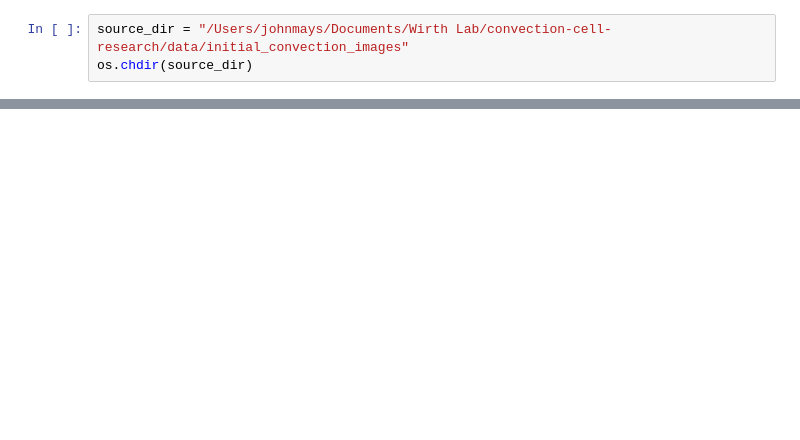
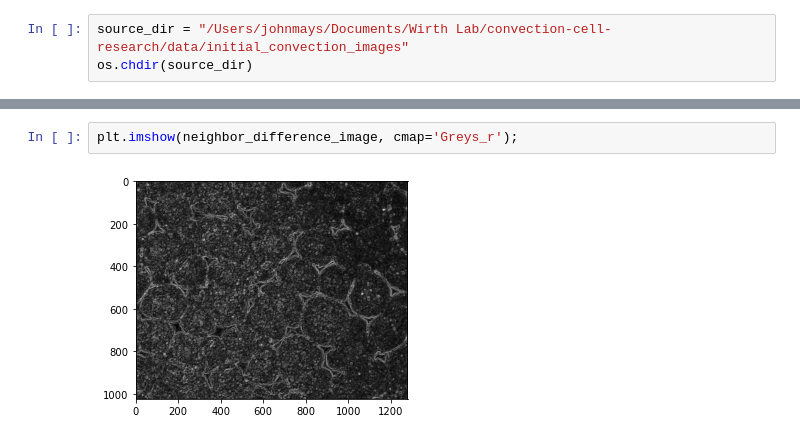
Before and after one commit to johnmays/convection-cell-research, a Jupyter notebook: image_processing/early_analysis.ipynb, the cells around one changed output, grey strips where cells are left out. Drawn from its saved outputs; the diff is of its cells as text; blank space fills up the shorter version.

```diff
--- a/image_processing/early_analysis.ipynb
+++ b/image_processing/early_analysis.ipynb
@@ -40,0 +39,4 @@ array([0.48235294, 0.48235294, 0.48235294], dtype=float32)
+# %%
+plt.imshow(neighbor_difference_image, cmap='Greys_r');
+# %% [output]
+[figure, added]
```
Also changed, not shown: parts of 19 cells of this notebook, 2 other files.
